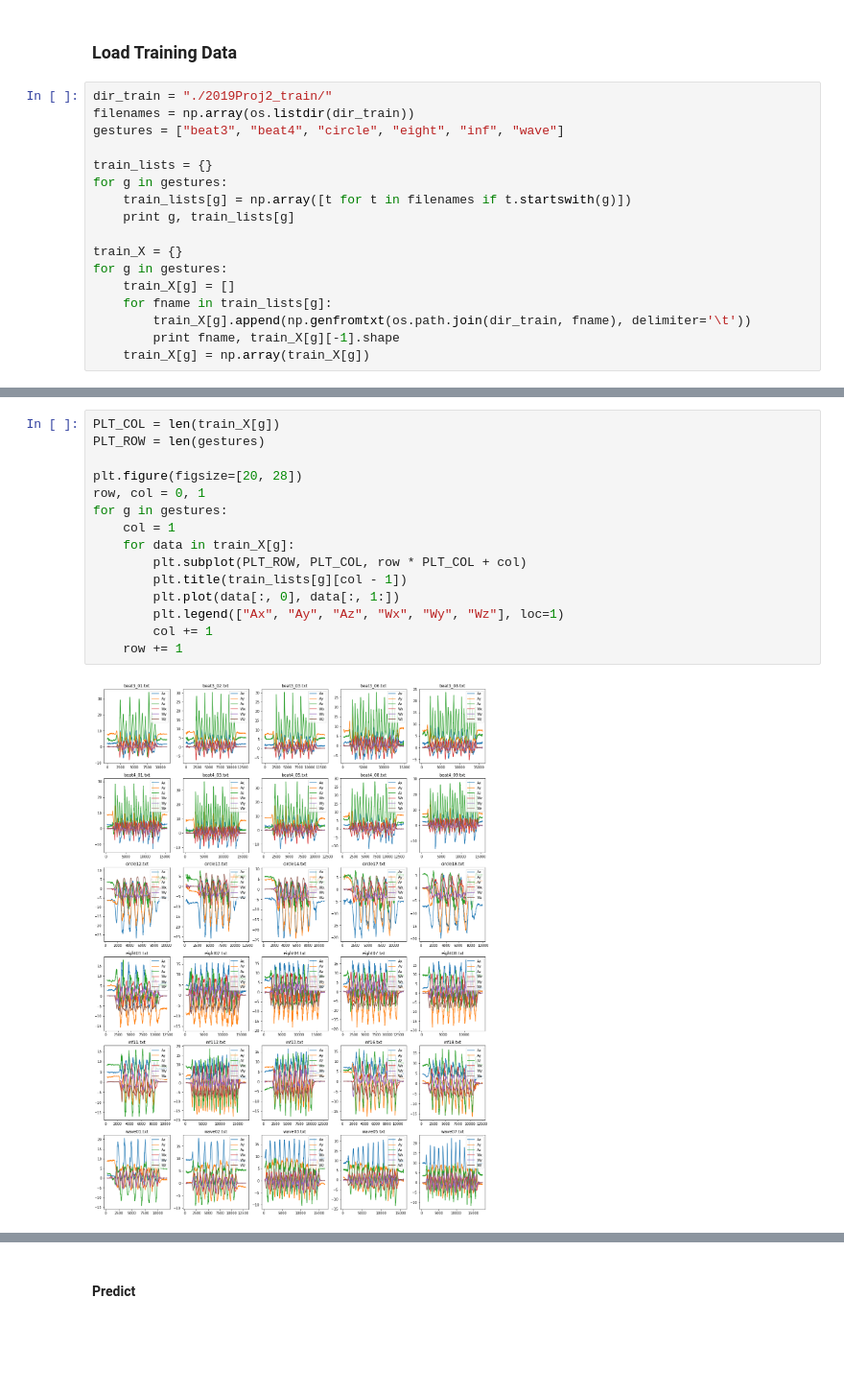
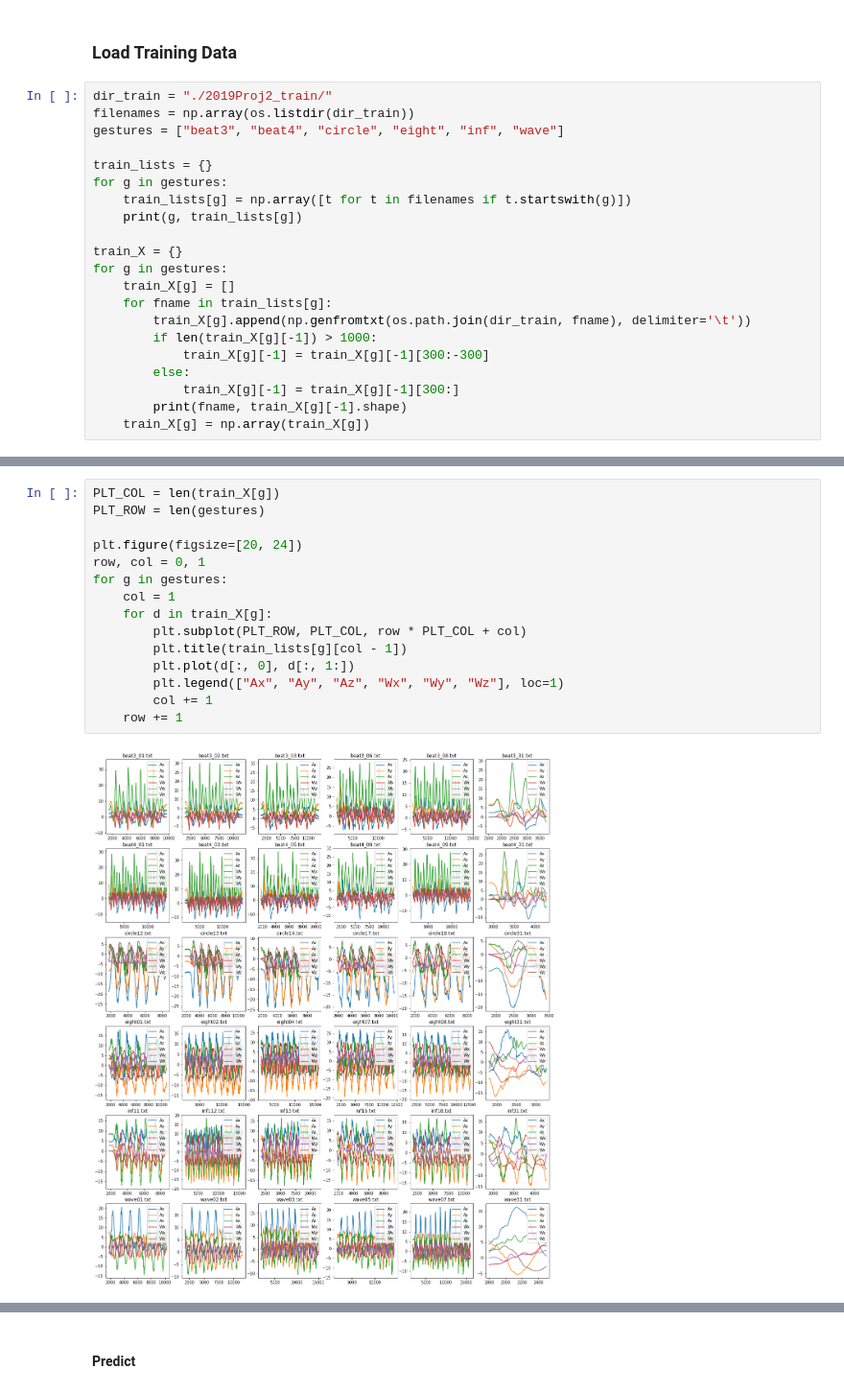
Before and after one commit to ctc316/gesture-recognition, a Jupyter notebook: notebook.ipynb, the cells around one changed output, grey strips where cells are left out. Shown at 96% size. Cells and saved outputs as stored; diff of their text form; blank space fills up the shorter version.

```diff
--- a/notebook.ipynb
+++ b/notebook.ipynb
@@ -17,14 +21,18 @@ gestures = ["beat3", "beat4", "circle", "eight", "inf", "wave"]
 train_lists = {}
 for g in gestures:
     train_lists[g] = np.array([t for t in filenames if t.startswith(g)])
-    print g, train_lists[g]
+    print(g, train_lists[g])
 
 train_X = {}
 for g in gestures:
     train_X[g] = []
     for fname in train_lists[g]:
         train_X[g].append(np.genfromtxt(os.path.join(dir_train, fname), delimiter='\t'))
-        print fname, train_X[g][-1].shape
+        if len(train_X[g][-1]) > 1000:
+            train_X[g][-1] = train_X[g][-1][300:-300]
+        else:
+            train_X[g][-1] = train_X[g][-1][300:]
+        print(fname, train_X[g][-1].shape)
     train_X[g] = np.array(train_X[g])
 # %% [output]
 beat3 ['beat3_01.txt' 'beat3_02.txt' 'beat3_03.txt' 'beat3_06.txt'
@@ -47,17 +55,17 @@ wave07.txt (3443, 7)
 # %%
 PLT_COL = len(train_X[g])
 PLT_ROW = len(gestures)
 
-plt.figure(figsize=[20, 28])
+plt.figure(figsize=[20, 24])
 row, col = 0, 1
 for g in gestures:
     col = 1
-    for data in train_X[g]:
+    for d in train_X[g]:
         plt.subplot(PLT_ROW, PLT_COL, row * PLT_COL + col)
         plt.title(train_lists[g][col - 1])
-        plt.plot(data[:, 0], data[:, 1:])
+        plt.plot(d[:, 0], d[:, 1:])
         plt.legend(["Ax", "Ay", "Az", "Wx", "Wy", "Wz"], loc=1)
         col += 1
     row += 1
 # %% [output]
-[figure, old version]
+[figure, new version]
```
Also changed, not shown: parts of 19 cells of this notebook, 23 other files.
